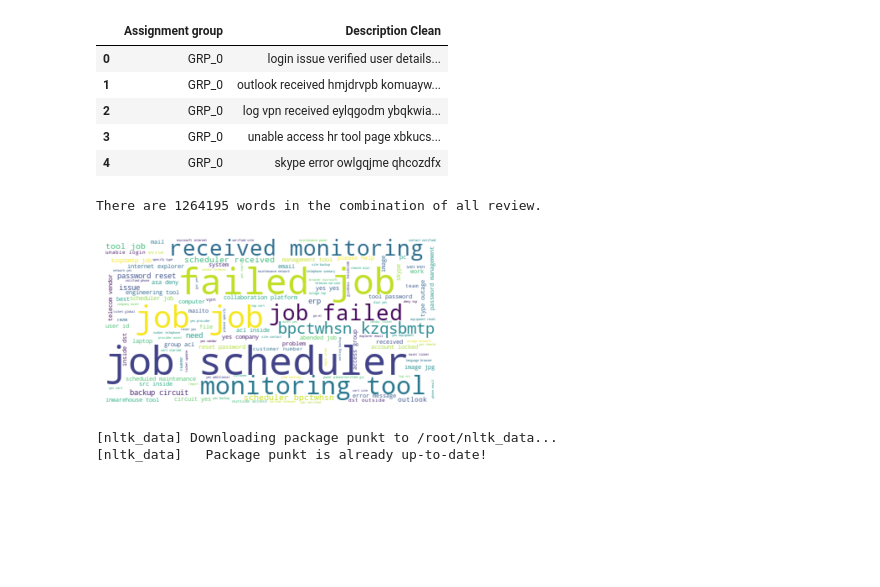
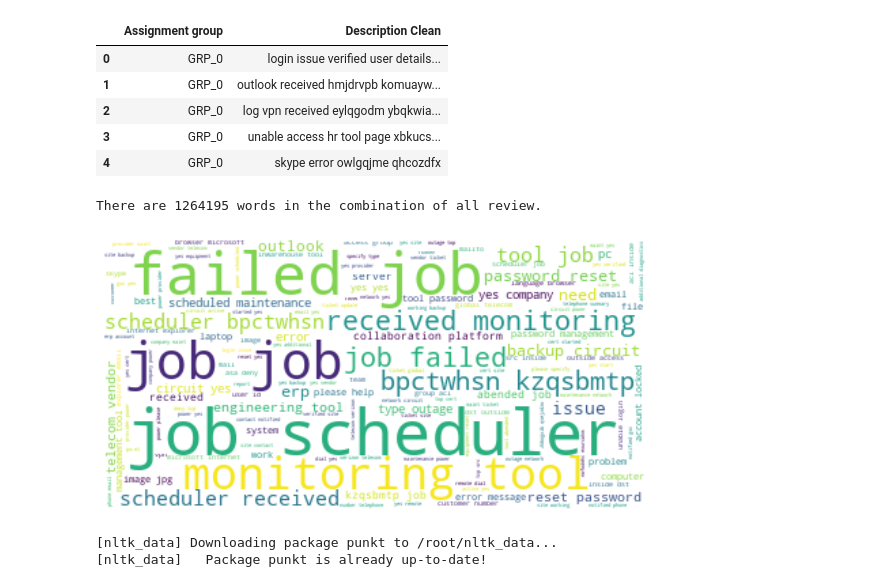
Before and after one commit to capstone-nlp-jul-group-13/capstone, a Jupyter notebook: Capstone_MJ.ipynb, the cells around one changed output. Cells and saved outputs as stored; diff of their text form; code cells hidden in the pictures; blank space fills up the shorter version.

```diff
--- a/Capstone_MJ.ipynb
+++ b/Capstone_MJ.ipynb
@@ -333,17 +339,18 @@ df_clean.head()
 # %%
 text = " ".join(review for review in df_clean['Description Clean'])
 print ("There are {} words in the combination of all review.".format(len(text)))
 # Generate a word cloud image
 wordcloud = WordCloud(background_color="white").generate(text)
 
 # Display the generated image:
 # the matplotlib way:
+plt.figure(figsize=[10,5])
 plt.imshow(wordcloud, interpolation='bilinear')
 plt.axis("off")
 plt.show()
 # %% [output]
 There are 1264195 words in the combination of all review.
-[figure, old version]
+[figure, new version]
 # %%
 # Getting Word Tokens
 import nltk
```
Also changed, not shown: parts of 28 cells of this notebook.
